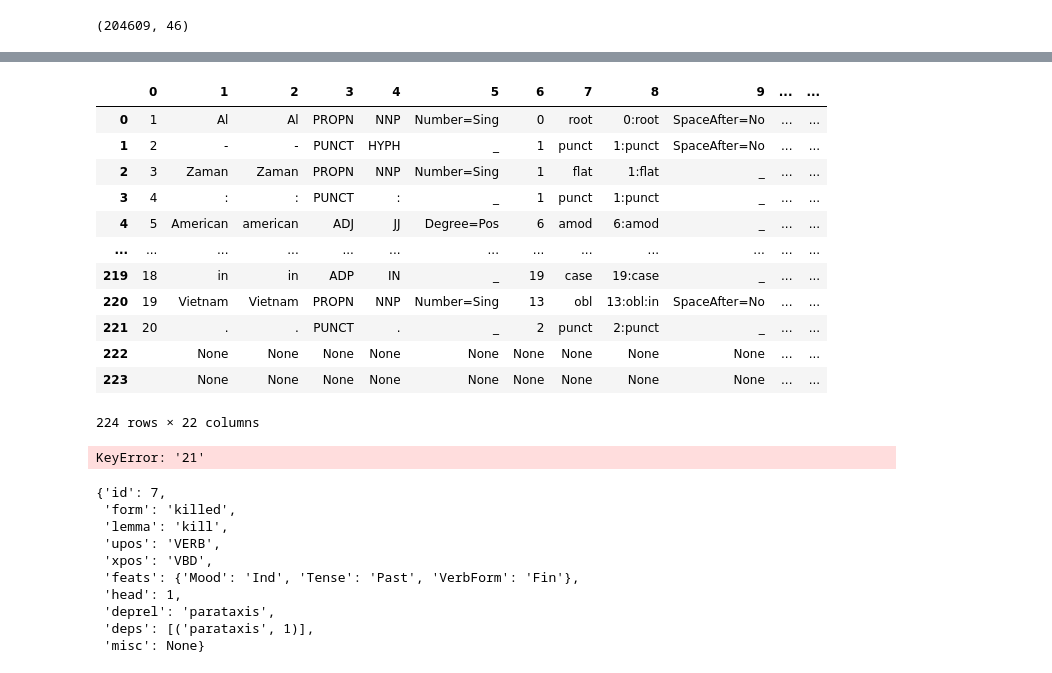
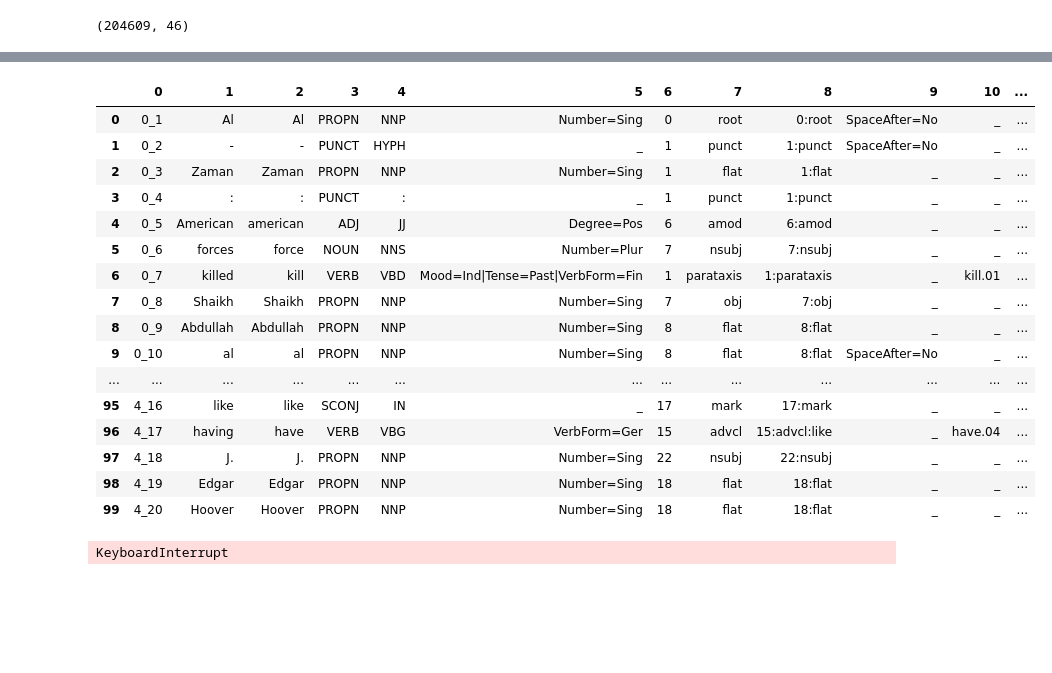
Before and after one commit to hasan-sh/advanced-nlp, a Jupyter notebook: Assignment 2/Untitled.ipynb, the cells around one changed output, grey strips where cells are left out. Drawn from its saved outputs; the diff is of its cells as text; code cells hidden in the pictures; blank space fills up the shorter version.

```diff
--- a/Assignment 2/Untitled.ipynb
+++ b/Assignment 2/Untitled.ipynb
@@ -15,12 +8,19 @@ with open(train_file, 'r', encoding='utf-8') as f:
     train_data = f.read()
 # %%
 data = []
-for doc in train_data.split('\n\n'):
+for doc_i, doc in enumerate(train_data.split('\n\n')[:100]):
     doc = doc.split('\n')
     sentences = ''
     for line in doc:
         if line and line[0] != '#':
-            sentences += line + '\n'
+            line = line.split('\t')
+
+#             if len(line) > 11:
+#                 for i in range(11, len(line)):
+#                     print('create sent for each', line[i])
+#                 print('\n', doc)
+            line[0] = f'{doc_i}_{line[0]}'
+            sentences += '\t'.join(line) + '\n'
     data.append(sentences)
 # %%
 train_df = pd.DataFrame([x.split('\t') for sent in data for x in sent.split('\n') if x])
@@ -47,20 +33,23 @@ train_df[train_df[45].isnull()]
+# %%
+pd.set_option('display.max_columns', None)
+pd.set_option('display.max_rows', None)
 # %%
-train_data[train_data[21] !+ None]
+train_df.head(100)
 # %% [output]
-|  | 0 | 1 | 2 | 3 | 4 | 5 | 6 | 7 | 8 | 9 | ... | ... |
-| 0 | 1 | Al | Al | PROPN | NNP | Number=Sing | 0 | root | 0:root | SpaceAfter=No | ... | ... |
-| 1 | 2 | - | - | PUNCT | HYPH | _ | 1 | punct | 1:punct | SpaceAfter=No | ... | ... |
-| 2 | 3 | Zaman | Zaman | PROPN | NNP | Number=Sing | 1 | flat | 1:flat | _ | ... | ... |
-| 3 | 4 | : | : | PUNCT | : | _ | 1 | punct | 1:punct | _ | ... | ... |
-| 4 | 5 | American | american | ADJ | JJ | Degree=Pos | 6 | amod | 6:amod | _ | ... | ... |
+|  | 0 | 1 | 2 | 3 | 4 | 5 | 6 | 7 | 8 | 9 | 10 | ... |
+| 0 | 0_1 | Al | Al | PROPN | NNP | Number=Sing | 0 | root | 0:root | SpaceAfter=No | _ | ... |
+| 1 | 0_2 | - | - | PUNCT | HYPH | _ | 1 | punct | 1:punct | SpaceAfter=No | _ | ... |
+| 2 | 0_3 | Zaman | Zaman | PROPN | NNP | Number=Sing | 1 | flat | 1:flat | _ | _ | ... |
+| 3 | 0_4 | : | : | PUNCT | : | _ | 1 | punct | 1:punct | _ | _ | ... |
+| 4 | 0_5 | American | american | ADJ | JJ | Degree=Pos | 6 | amod | 6:amod | _ | _ | ... |
+| 5 | 0_6 | forces | force | NOUN | NNS | Number=Plur | 7 | nsubj | 7:nsubj | _ | _ | ... |
+| 6 | 0_7 | killed | kill | VERB | VBD | Mood=Ind|Tense=Past|VerbForm=Fin | 1 | parataxis | 1:parataxis | _ | kill.01 | ... |
+| 7 | 0_8 | Shaikh | Shaikh | PROPN | NNP | Number=Sing | 7 | obj | 7:obj | _ | _ | ... |
+| 8 | 0_9 | Abdullah | Abdullah | PROPN | NNP | Number=Sing | 8 | flat | 8:flat | _ | _ | ... |
+| 9 | 0_10 | al | al | PROPN | NNP | Number=Sing | 8 | flat | 8:flat | SpaceAfter=No | _ | ... |
 | ... | ... | ... | ... | ... | ... | ... | ... | ... | ... | ... | ... | ... |
-| 219 | 18 | in | in | ADP | IN | _ | 19 | case | 19:case | _ | ... | ... |
-| 220 | 19 | Vietnam | Vietnam | PROPN | NNP | Number=Sing | 13 | obl | 13:obl:in | SpaceAfter=No | ... | ... |
-| 221 | 20 | . | . | PUNCT | . | _ | 2 | punct | 2:punct | _ | ... | ... |
-| 222 |  | None | None | None | None | None | None | None | None | None | ... | ... |
-| 223 |  | None | None | None | None | None | None | None | None | None | ... | ... |
+| 95 | 4_16 | like | like | SCONJ | IN | _ | 17 | mark | 17:mark | _ | _ | ... |
+| 96 | 4_17 | having | have | VERB | VBG | VerbForm=Ger | 15 | advcl | 15:advcl:like | _ | have.04 | ... |
+| 97 | 4_18 | J. | J. | PROPN | NNP | Number=Sing | 22 | nsubj | 22:nsubj | _ | _ | ... |
+| 98 | 4_19 | Edgar | Edgar | PROPN | NNP | Number=Sing | 18 | flat | 18:flat | _ | _ | ... |
+| 99 | 4_20 | Hoover | Hoover | PROPN | NNP | Number=Sing | 18 | flat | 18:flat | _ | _ | ... |
-224 rows × 22 columns
-# %%
-train_data[not train_data['21'].isna()]
-# %% [output]
-KeyError: '21'
@@ -69,13 +56,6 @@ train_parsed = parse(train_data)
-# %%
-train_parsed[0][6]
-# %% [output]
-{'id': 7,
- 'form': 'killed',
- 'lemma': 'kill',
- 'upos': 'VERB',
- 'xpos': 'VBD',
- 'feats': {'Mood': 'Ind', 'Tense': 'Past', 'VerbForm': 'Fin'},
- 'head': 1,
- 'deprel': 'parataxis',
- 'deps': [('parataxis', 1)],
- 'misc': None}
+# %%
+train_df.melt(id_vars=[i for i in range(11, train_df.shape[1])],
+        var_name="target",
+        value_name="target_value")
+# %% [output]
+KeyboardInterrupt
```
Also changed, not shown: parts of 8 cells of this notebook.
